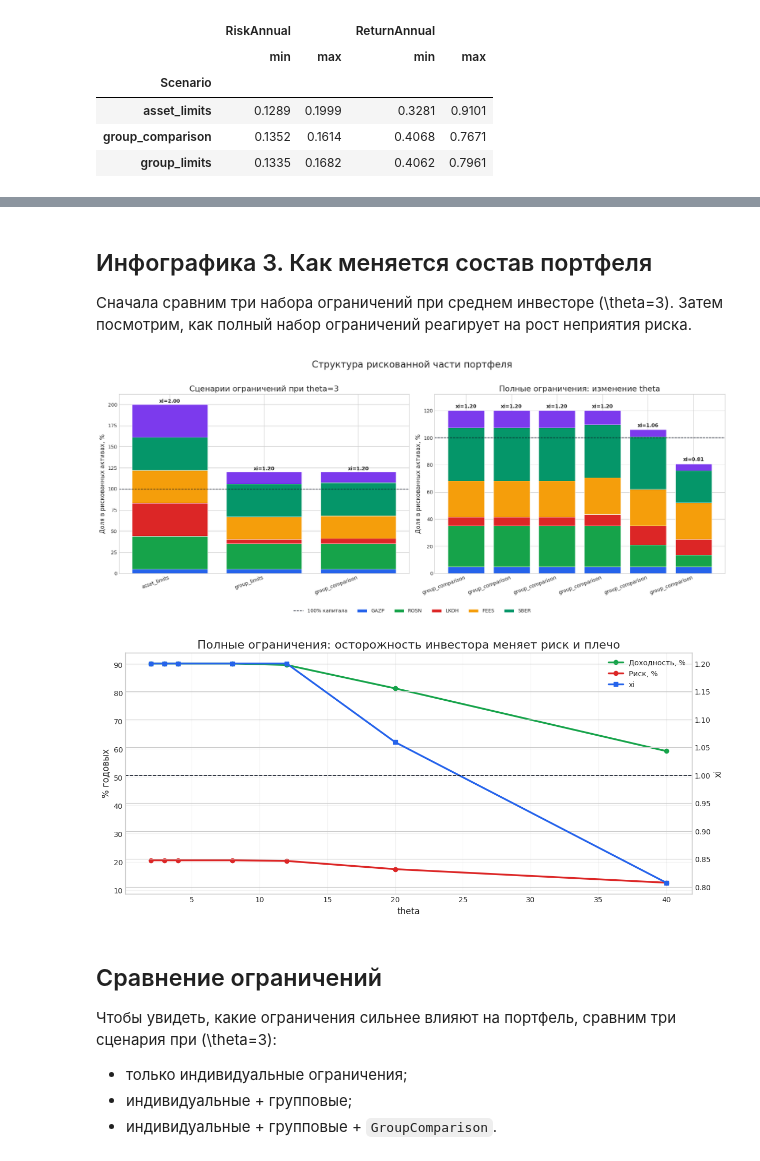
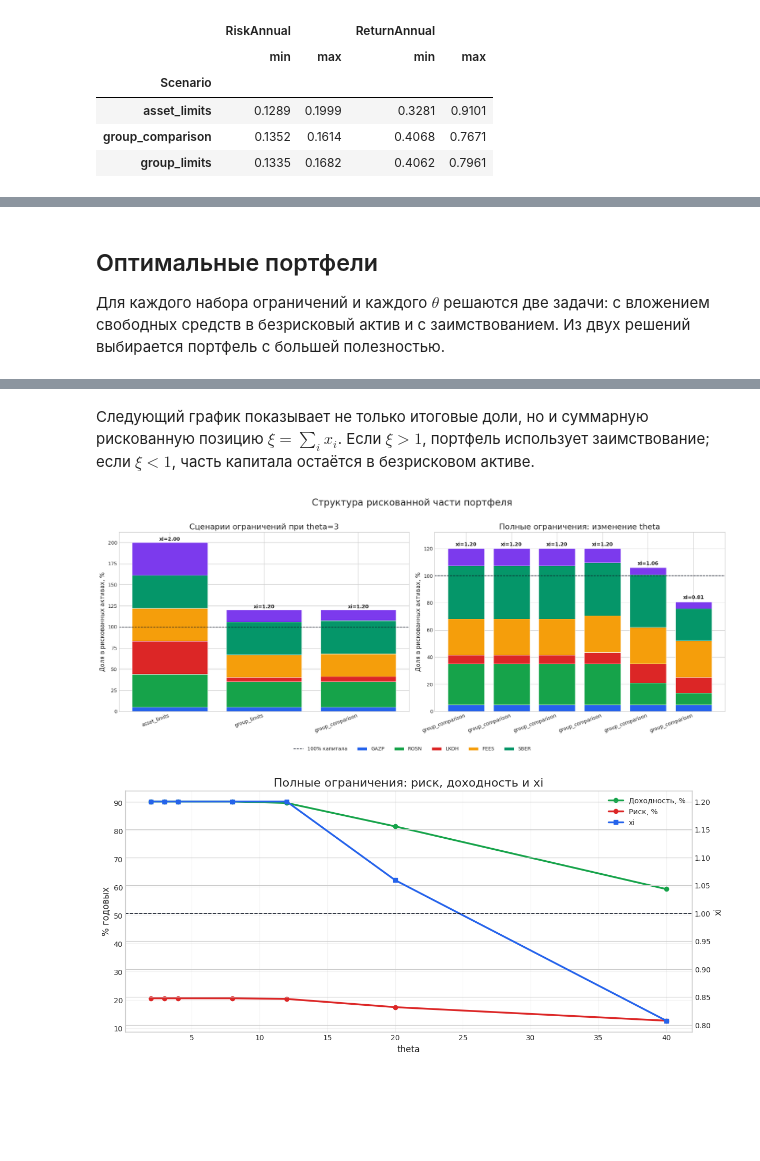
Before and after one commit to impala-tape/cmc_msu_ml, a Jupyter notebook: Finance/4/4.ipynb, the cells around one changed output, grey strips where cells are left out. Cells and saved outputs as stored; diff of their text form; code cells hidden in the pictures; blank space fills up the shorter version.

```diff
--- a/Finance/4/4.ipynb
+++ b/Finance/4/4.ipynb
@@ -302,19 +274,11 @@ est_plot = estimates.set_index("Ticker").loc[ASSETS].copy()
 est_plot["ExpectedAnnualReturnPct"] = 100 * est_plot["ExpectedAnnualReturn"]
 est_plot["AnnualVolatilityPct"] = 100 * est_plot["AnnualVolatility"]
 
-fig, axes = plt.subplots(1, 2, figsize=(17, 7))
+fig, axes = plt.subplots(1, 2, figsize=(17, 7На 5 минут отошёл))
 
 ax = axes[0]
 for asset, row in est_plot.iterrows():
-    ax.scatter(
-        row["AnnualVolatilityPct"],
-        row["ExpectedAnnualReturnPct"],
-        s=260,
-        color=ASSET_COLORS[asset],
-        edgecolor="#111827",
-        linewidth=1.0,
-        zorder=3,
-    )
+    ax.scatter(row["AnnualVolatilityPct"], row["ExpectedAnnualReturnPct"], s=260, color=ASSET_COLORS[asset], edgecolor="#111827", linewidth=1.0, zorder=3)
     ax.text(row["AnnualVolatilityPct"] + 0.35, row["ExpectedAnnualReturnPct"], asset, va="center", fontweight="bold")
 ax.axhline(7.75, color="#6b7280", linestyle="--", linewidth=1.5, label="Ставка ЦБ 7.75%")
 ax.set_title("Риск-доходность отдельных бумаг")
@@ -336,7 +300,7 @@ for i in range(len(ASSETS)):
 cbar = fig.colorbar(im, ax=ax, fraction=0.046, pad=0.04)
 cbar.set_label("Корреляция")
 
-fig.suptitle("Оценки, из которых строится портфель", y=1.02, fontsize=19)
+fig.suptitle("Параметры, из которых строится оптимальный портфель", y=1.02, fontsize=19)
 plt.tight_layout()
 risk_corr_path = RESULTS_DIR / "infographic_risk_correlation.png"
 fig.savefig(risk_corr_path, dpi=180, bbox_inches="tight")
@@ -411,3 +380,9 @@ x_0 = 1 - \sum_i x_i.
+# %% [markdown]
+## Оптимальные портфели
+
+Для каждого набора ограничений и каждого $\theta$ решаются две задачи:
+с вложением свободных средств в безрисковый актив и с заимствованием.
+Из двух решений выбирается портфель с большей полезностью.
 # %%
 optimal = pd.read_csv(RESULTS_DIR / "optimal_portfolios.csv")
 
@@ -437,11 +411,10 @@ display(optimal_display)
 | 18 | group_comparison | 12 | borrowing | 89.80% | 20.31% | 1.200 | -20.00% | ... |
 | 19 | group_comparison | 20 | borrowing | 81.50% | 17.39% | 1.059 | -5.93% | ... |
 | 20 | group_comparison | 40 | lending | 59.27% | 12.58% | 0.808 | 19.24% | ... |
-# %% [markdown]
-## Инфографика 3. Как меняется состав портфеля
-
-Сначала сравним три набора ограничений при среднем инвесторе \(\theta=3\).
-Затем посмотрим, как полный набор ограничений реагирует на рост неприятия риска.
+# %% [markdown]
+Следующий график показывает не только итоговые доли, но и суммарную рискованную позицию
+$\xi = \sum_i x_i$. Если $\xi > 1$, портфель использует заимствование; если $\xi < 1$,
+часть капитала остаётся в безрисковом активе.
 # %%
 def stacked_weights(ax, frame, title):
     labels = frame["Scenario"].astype(str).tolist() if "Scenario" in frame else frame["Theta"].astype(str).tolist()
@@ -467,40 +440,32 @@ fig, axes = plt.subplots(1, 2, figsize=(18, 7))
 stacked_weights(axes[0], theta3_raw, "Сценарии ограничений при theta=3")
 stacked_weights(axes[1], full[full["Theta"].isin([2, 3, 4, 12, 20, 40])], "Полные ограничения: изменение theta")
 handles, labels = axes[1].get_legend_handles_labels()
 fig.legend(handles[:len(ASSETS)], labels[:len(ASSETS)], ncol=6, loc="lower center", bbox_to_anchor=(0.5, -0.02))
 fig.suptitle("Структура рискованной части портфеля", y=1.02, fontsize=19)
 plt.tight_layout(rect=(0, 0.05, 1, 1))
 weights_path = RESULTS_DIR / "infographic_portfolio_weights.png"
 fig.savefig(weights_path, dpi=180, bbox_inches="tight")
 plt.show()
 
 fig, ax1 = plt.subplots(figsize=(14, 6))
 ax1.plot(full["Theta"], full["ExpectedReturnAnnual"] * 100, marker="o", linewidth=2.5, label="Доходность, %", color="#16a34a")
 ax1.plot(full["Theta"], full["RiskAnnual"] * 100, marker="o", linewidth=2.5, label="Риск, %", color="#dc2626")
 ax1.set_xlabel("theta")
 ax1.set_ylabel("% годовых")
-ax1.set_title("Полные ограничения: осторожность инвестора меняет риск и плечо")
+ax1.set_title("Полные ограничения: риск, доходность и xi")
 ax1.grid(alpha=0.25)
 
 ax2 = ax1.twinx()
 ax2.plot(full["Theta"], full["XiRiskyAllocation"], marker="s", linewidth=2.5, label="xi", color="#2563eb")
 ax2.axhline(1, color="#111827", linestyle="--", linewidth=1.2)
 ax2.set_ylabel("xi")
 
 lines1, labels1 = ax1.get_legend_handles_labels()
 lines2, labels2 = ax2.get_legend_handles_labels()
 ax1.legend(lines1 + lines2, labels1 + labels2, loc="upper right")
 theta_path = RESULTS_DIR / "infographic_theta_sensitivity.png"
 fig.savefig(theta_path, dpi=180, bbox_inches="tight")
 plt.show()
 # %% [output]
 [figure]
-[figure, old version]
+[figure, new version]
-# %% [markdown]
-## Сравнение ограничений
-
-Чтобы увидеть, какие ограничения сильнее влияют на портфель, сравним три сценария при \(\theta=3\):
-
-- только индивидуальные ограничения;
-- индивидуальные + групповые;
-- индивидуальные + групповые + `GroupComparison`.
```
Also changed, not shown: parts of 40 cells of this notebook, 13 other files.
